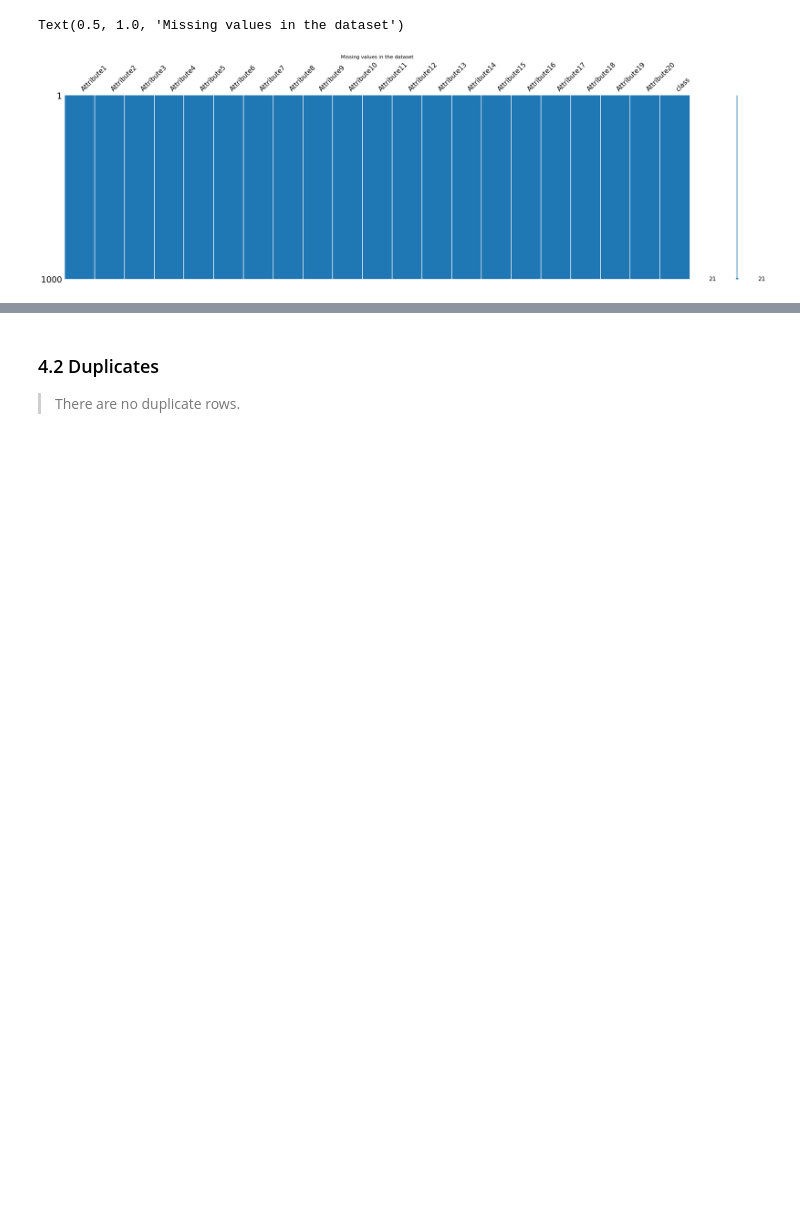
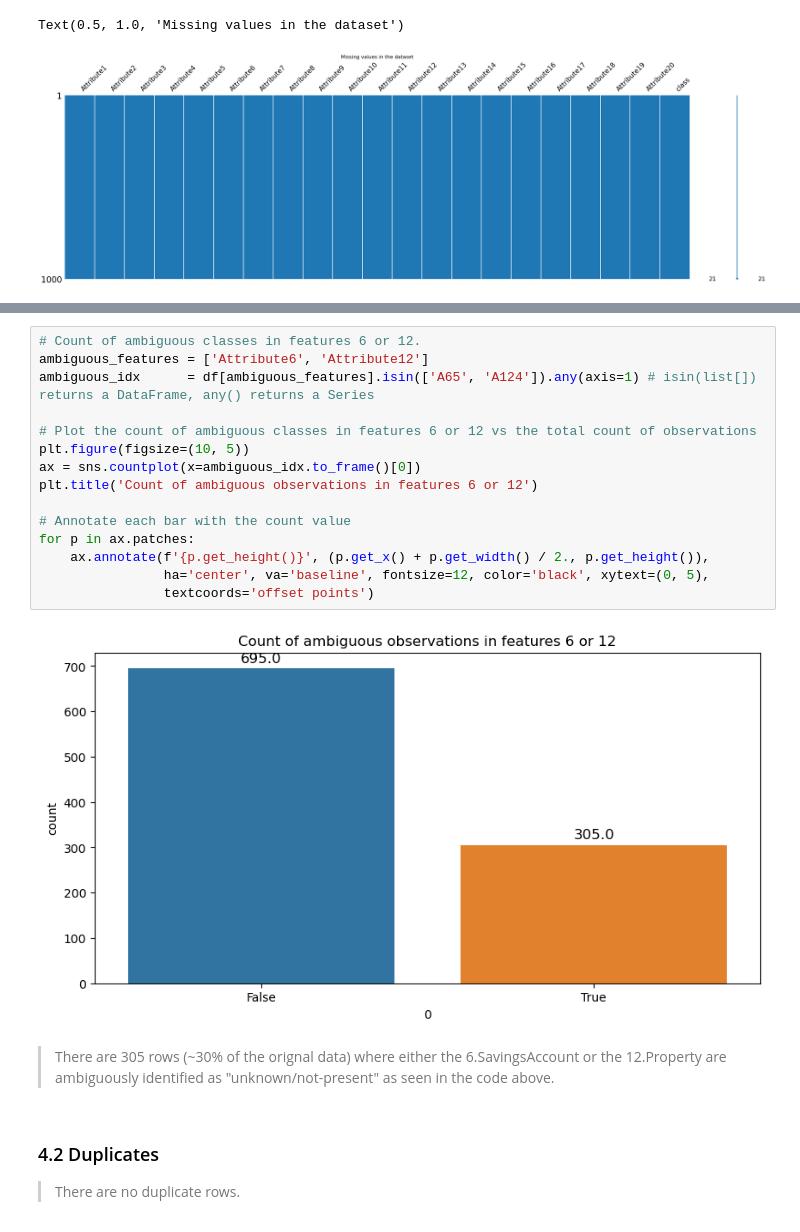
Before and after one commit to feed0/german-credit, a Jupyter notebook: notebooks/the_data.ipynb, the cells around one changed output, grey strips where cells are left out. Drawn from its saved outputs; the diff is of its cells as text; blank space fills up the shorter version.

Commit message:
Missing values #4 added ambiguous_idx to hold the indices where A65 or A124 are present

```diff
--- a/notebooks/the_data.ipynb
+++ b/notebooks/the_data.ipynb
@@ -108,3 +115,22 @@ Text(0.5, 1.0, 'Missing values in the dataset')
+# %%
+# Count of ambiguous classes in features 6 or 12.
+ambiguous_features = ['Attribute6', 'Attribute12']
+ambiguous_idx      = df[ambiguous_features].isin(['A65', 'A124']).any(axis=1) # isin(list[]) returns a DataFrame, any() returns a Series
+
+# Plot the count of ambiguous classes in features 6 or 12 vs the total count of observations
+plt.figure(figsize=(10, 5))
+ax = sns.countplot(x=ambiguous_idx.to_frame()[0])
+plt.title('Count of ambiguous observations in features 6 or 12')
+
+# Annotate each bar with the count value
+for p in ax.patches:
+    ax.annotate(f'{p.get_height()}', (p.get_x() + p.get_width() / 2., p.get_height()),
+                ha='center', va='baseline', fontsize=12, color='black', xytext=(0, 5),
+                textcoords='offset points')
+# %% [output]
+[figure, added]
+# %% [markdown]
+> There are 305 rows (~30% of the orignal data) where either the 6.SavingsAccount or the 12.Property are ambiguously identified as "unknown/not-present" as seen in the code above.
 # %% [markdown]
 ### 4.2 Duplicates
 > There are no duplicate rows.
```
Also changed, not shown: parts of 4 cells of this notebook.
